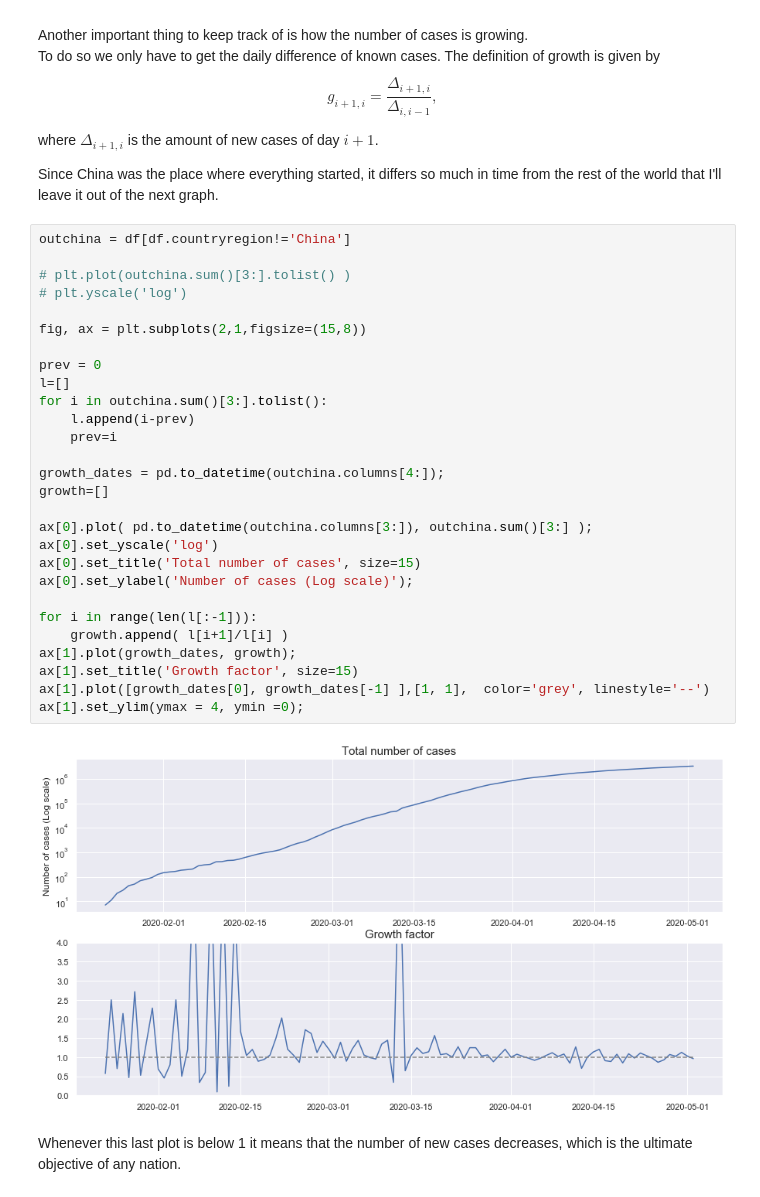
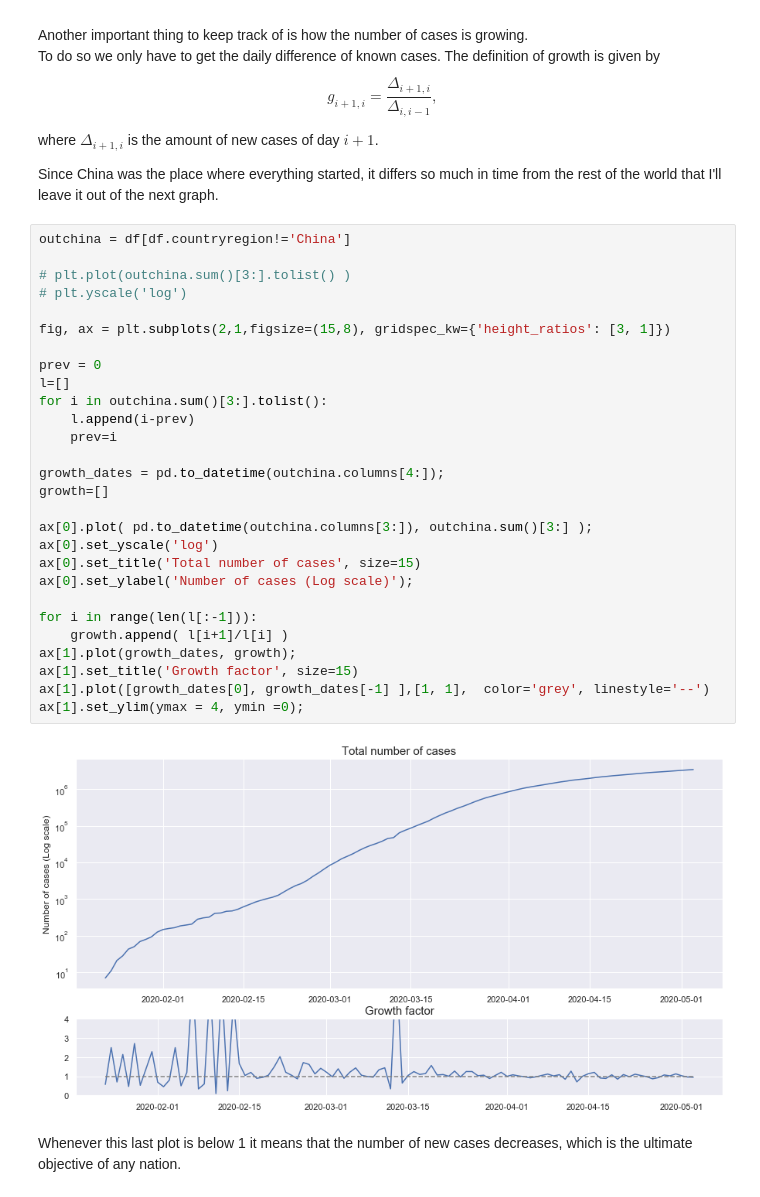
Before and after one commit to cuspime/Projects, a Jupyter notebook: COVID-19.ipynb, the cells around one changed output. Saved outputs shown, nothing was run; the diff lists cells and outputs as text.

```diff
--- a/COVID-19.ipynb
+++ b/COVID-19.ipynb
@@ -160,33 +168,33 @@ Since China was the place where everything started, it differs so much in time f
 # %%
 outchina = df[df.countryregion!='China']
 
 # plt.plot(outchina.sum()[3:].tolist() )
 # plt.yscale('log')
 
-fig, ax = plt.subplots(2,1,figsize=(15,8))
+fig, ax = plt.subplots(2,1,figsize=(15,8), gridspec_kw={'height_ratios': [3, 1]})
 
 prev = 0
 l=[]
 for i in outchina.sum()[3:].tolist():
     l.append(i-prev)
     prev=i
 
 growth_dates = pd.to_datetime(outchina.columns[4:]);
 growth=[]
 
 ax[0].plot( pd.to_datetime(outchina.columns[3:]), outchina.sum()[3:] );
 ax[0].set_yscale('log')
 ax[0].set_title('Total number of cases', size=15)
 ax[0].set_ylabel('Number of cases (Log scale)');
 
 for i in range(len(l[:-1])):
     growth.append( l[i+1]/l[i] )
 ax[1].plot(growth_dates, growth);
 ax[1].set_title('Growth factor', size=15)
 ax[1].plot([growth_dates[0], growth_dates[-1] ],[1, 1],  color='grey', linestyle='--')
 ax[1].set_ylim(ymax = 4, ymin =0);
 # %% [output]
-[figure, old version]
+[figure, new version]
 # %% [markdown]
 Whenever this last plot is below 1 it means that the number of new cases decreases, which is the ultimate objective of any nation.
 # %% [markdown]
```
Also changed, not shown: parts of 18 cells of this notebook.
